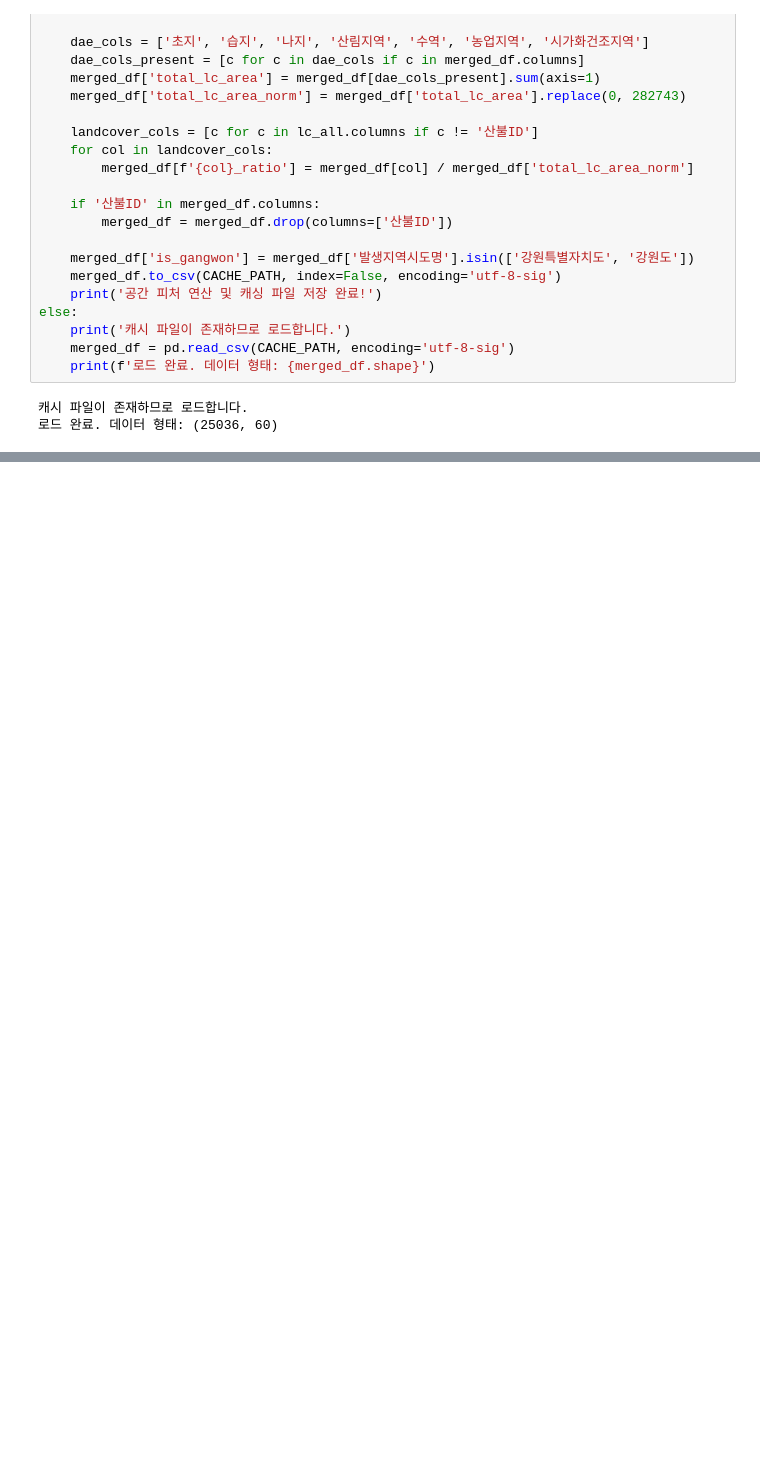
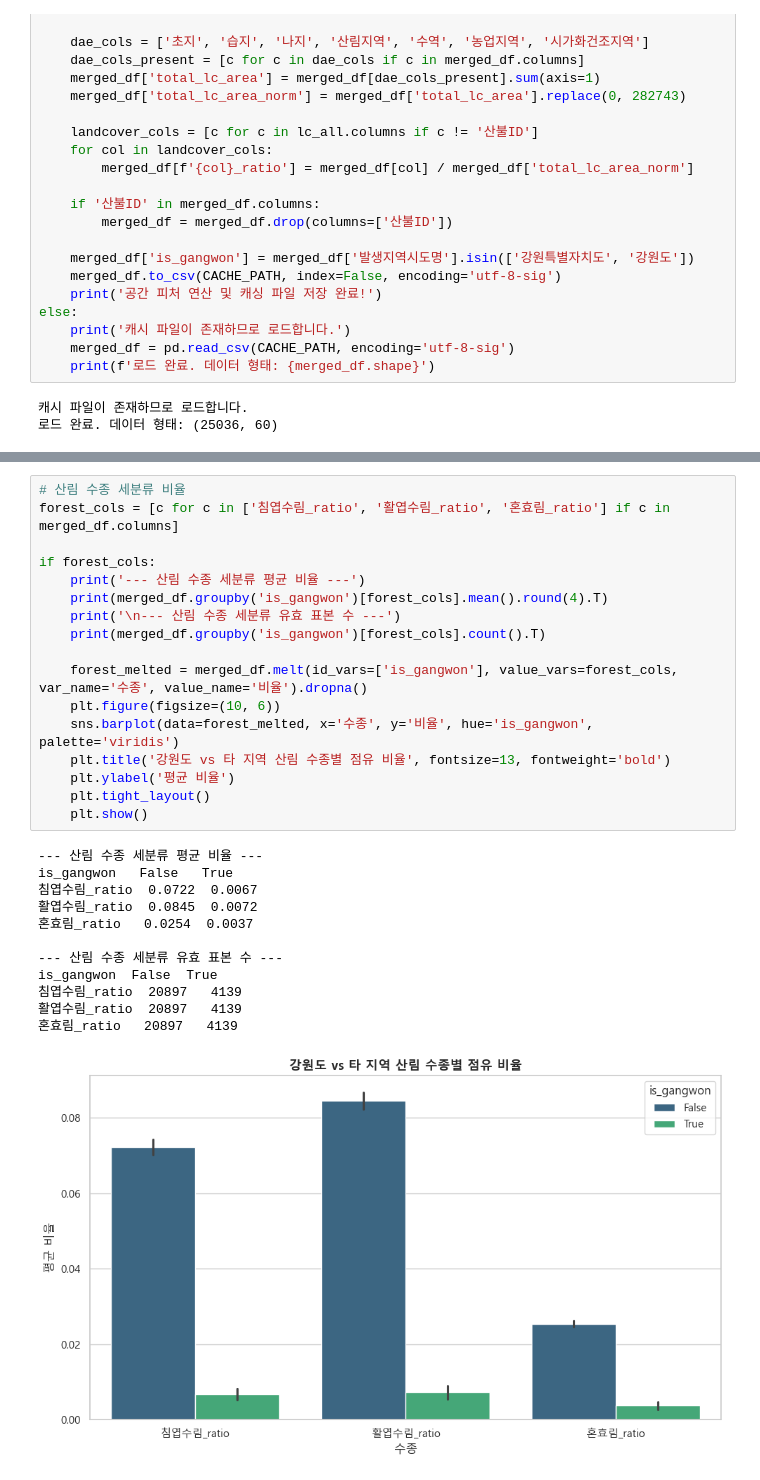
Before and after one commit to Max-JI64/farm-system-public-02, a Jupyter notebook: jsw/EDA/EDA-2026-05-26_전국-공간.ipynb, the cells around one changed output, grey strips where cells are left out. Saved outputs shown, nothing was run; the diff lists cells and outputs as text; blank space fills up the shorter version.

```diff
--- a/jsw/EDA/EDA-2026-05-26_전국-공간.ipynb
+++ b/jsw/EDA/EDA-2026-05-26_전국-공간.ipynb
@@ -779,0 +673,30 @@ R-squared: 0.0116
+# %%
+# 산림 수종 세분류 비율
+forest_cols = [c for c in ['침엽수림_ratio', '활엽수림_ratio', '혼효림_ratio'] if c in merged_df.columns]
+
+if forest_cols:
+    print('--- 산림 수종 세분류 평균 비율 ---')
+    print(merged_df.groupby('is_gangwon')[forest_cols].mean().round(4).T)
+    print('\n--- 산림 수종 세분류 유효 표본 수 ---')
+    print(merged_df.groupby('is_gangwon')[forest_cols].count().T)
+
+    forest_melted = merged_df.melt(id_vars=['is_gangwon'], value_vars=forest_cols, var_name='수종', value_name='비율').dropna()
+    plt.figure(figsize=(10, 6))
+    sns.barplot(data=forest_melted, x='수종', y='비율', hue='is_gangwon', palette='viridis')
+    plt.title('강원도 vs 타 지역 산림 수종별 점유 비율', fontsize=13, fontweight='bold')
+    plt.ylabel('평균 비율')
+    plt.tight_layout()
+    plt.show()
+# %% [output]
+--- 산림 수종 세분류 평균 비율 ---
+is_gangwon   False   True
+침엽수림_ratio  0.0722  0.0067
+활엽수림_ratio  0.0845  0.0072
+혼효림_ratio   0.0254  0.0037
+
+--- 산림 수종 세분류 유효 표본 수 ---
+is_gangwon  False  True
+침엽수림_ratio  20897   4139
+활엽수림_ratio  20897   4139
+혼효림_ratio   20897   4139
+[figure, added]
```
Also changed, not shown: parts of 80 cells of this notebook, 1 other file.
